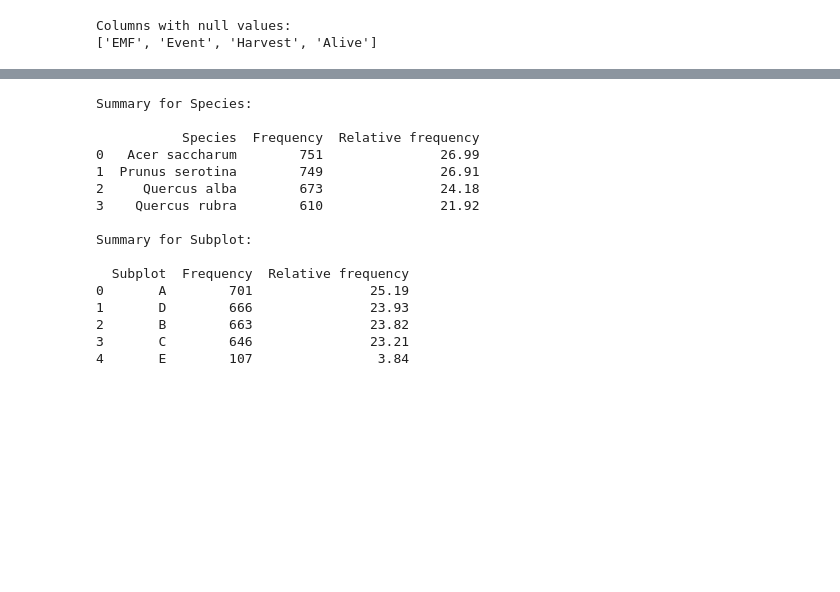
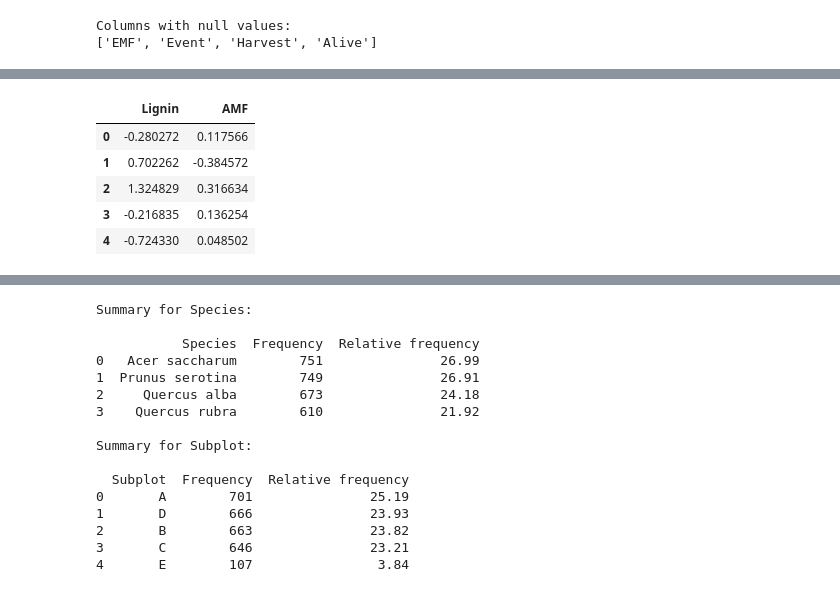
Before and after one commit to fedighanmi/Tree_Survival_Project, a Jupyter notebook: example/example_notebook.ipynb, the cells around one changed output, grey strips where cells are left out. Cells and saved outputs as stored; diff of their text form; code cells hidden in the pictures; blank space fills up the shorter version.

```diff
--- a/example/example_notebook.ipynb
+++ b/example/example_notebook.ipynb
@@ -203,0 +162,12 @@ Column 'Plot' not found in the dataset.
+# %%
+# Once this is fixed, it will return the data normalized too. If you have noticed, in this case, the default
+# normalization will be a normal one according to the guassian distribution.
+
+preprocess.normalize_data(["Lignin", "AMF"]).loc[:,["Lignin", "AMF"]].head()
+# %% [output]
+|  | Lignin | AMF |
+| 0 | -0.280272 | 0.117566 |
+| 1 | 0.702262 | -0.384572 |
+| 2 | 1.324829 | 0.316634 |
+| 3 | -0.216835 | 0.136254 |
+| 4 | -0.724330 | 0.048502 |
```
Also changed, not shown: parts of 33 cells of this notebook.
